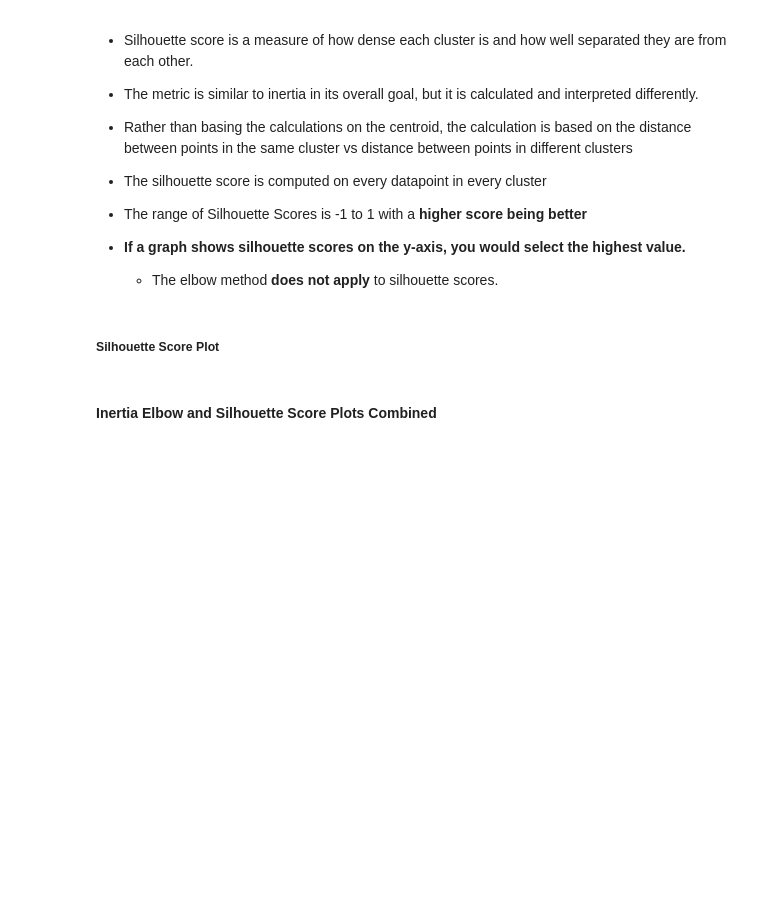
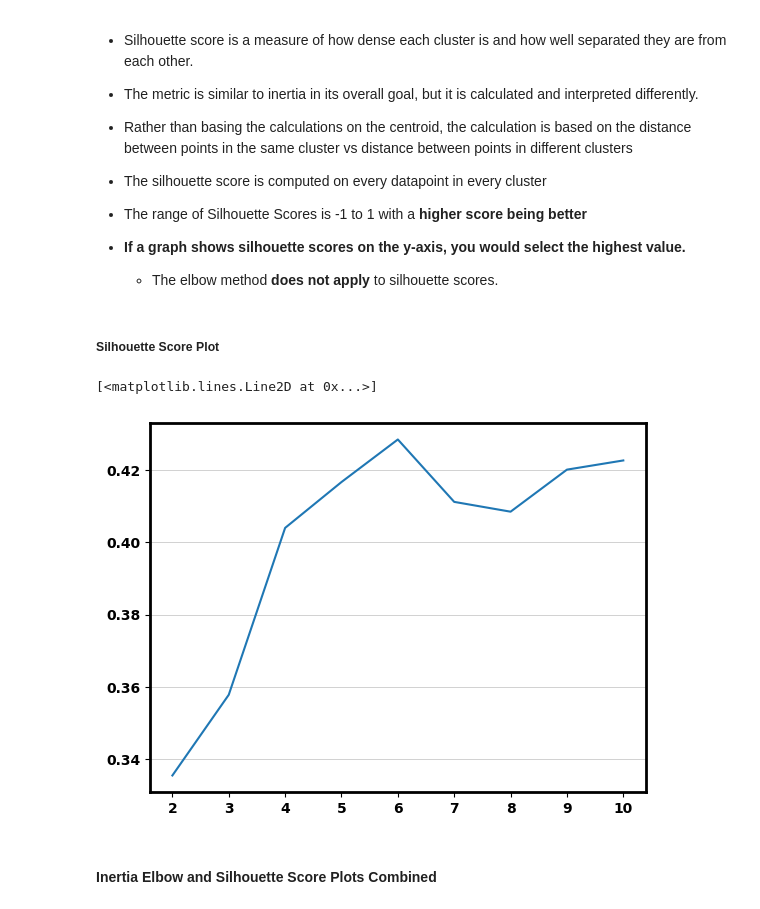
Before and after one commit to Caellwyn/intermediate-ml-wk02-unsupervised-learning-codealongs, a Jupyter notebook: Lecture 1/IN CLASS Data Analysis with Clustering codealong.ipynb, the cells around one changed output. Drawn from its saved outputs; the diff is of its cells as text; code cells hidden in the pictures; blank space fills up the shorter version.

```diff
--- a/Lecture 1/IN CLASS Data Analysis with Clustering codealong.ipynb
+++ b/Lecture 1/IN CLASS Data Analysis with Clustering codealong.ipynb
@@ -214,11 +283,18 @@ There are many ways to do this:
 ##### **Silhouette Score Plot**
 # %%
 ## Create an empty list for silhouette scores
-
+sils = []
 ## Loop through k values between 2 and 10
 ## and store the scores in the list
-
+for k in ks:
+    kmeans = KMeans(n_clusters=k, random_state=42).fit(X_scaled)
+    silhouette = silhouette_score(X_scaled, kmeans.labels_)
+    sils.append(silhouette)
 ## Visualize the scores
+plt.plot(ks, sils)
+# %% [output]
+[<matplotlib.lines.Line2D at 0x...>]
+[figure, added]
 # %% [markdown]
 #### **Inertia Elbow and Silhouette Score Plots Combined**
 # %%
```
Also changed, not shown: parts of 20 cells of this notebook.
